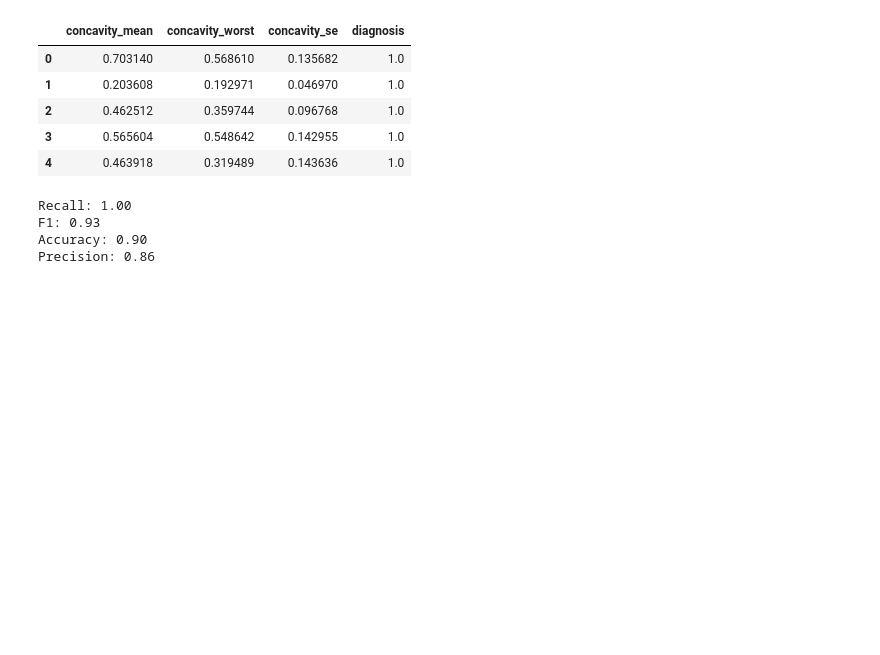
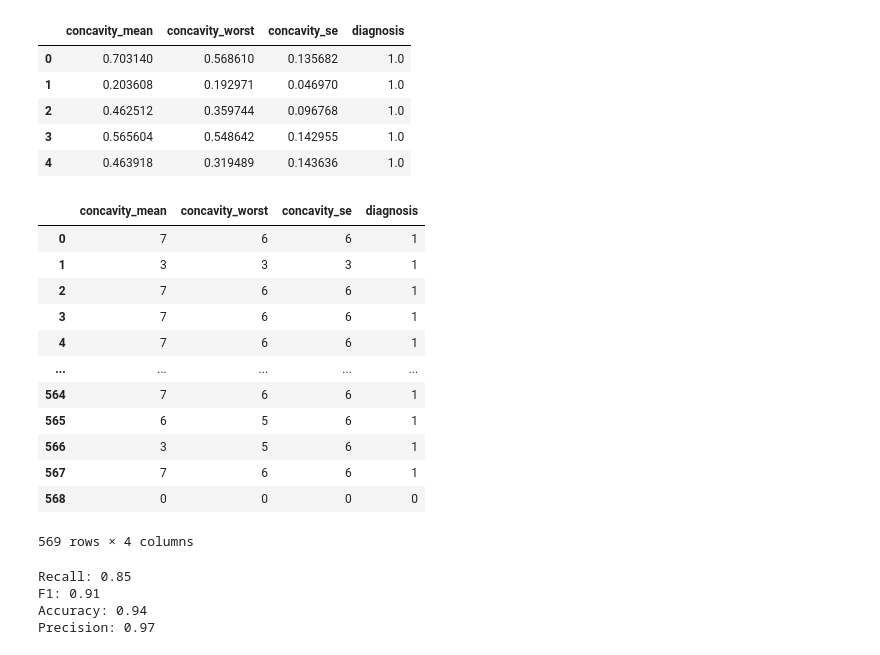
Before and after one commit to RYees/causal-inference, a Jupyter notebook: Notebooks/data_expore.ipynb, the cells around one changed output. Drawn from its saved outputs; the diff is of its cells as text; code cells hidden in the pictures; blank space fills up the shorter version.

```diff
--- a/Notebooks/data_expore.ipynb
+++ b/Notebooks/data_expore.ipynb
@@ -675,25 +720,21 @@ x_3.head()
 | 2 | 0.462512 | 0.359744 | 0.096768 | 1.0 |
 | 3 | 0.565604 | 0.548642 | 0.142955 | 1.0 |
 | 4 | 0.463918 | 0.319489 | 0.143636 | 1.0 |
-# %%
-from causalnex.discretiser.discretiser_strategy import (
-    DecisionTreeSupervisedDiscretiserMethod)
-features = ['area_mean', 'concavity_mean', 'area_se', 'concavity_worst',
-            'symmetry_worst', 'texture_mean', 'concavity_se', 'diagnosis']
-
-def discretised(featues,data):
-    tree_discretiser = DecisionTreeSupervisedDiscretiserMethod(
-        mode='single',
-        tree_params={'max_depth': 3, 'random_state': 27},
-    )
-    tree_discretiser.fit(
-        feat_names=features,
-        dataframe=data,
-        target_continuous=True,
-        target='diagnosis',
-    )
-    discretised_data = x_selected.copy()
-    for col in features:
-        discretised_data[col] = tree_discretiser.transform(x_selected[[col]])
-    return discretised_data
-discretised_data = discretised(features,x_selected)
+# %%
+feat = ['concavity_mean','concavity_worst','concavity_se','diagnosis']
+discretised_graph = discretised(feat, x_3)
+discretised_graph
+# %% [output]
+|  | concavity_mean | concavity_worst | concavity_se | diagnosis |
+| 0 | 7 | 6 | 6 | 1 |
+| 1 | 3 | 3 | 3 | 1 |
+| 2 | 7 | 6 | 6 | 1 |
+| 3 | 7 | 6 | 6 | 1 |
+| 4 | 7 | 6 | 6 | 1 |
+| ... | ... | ... | ... | ... |
+| 564 | 7 | 6 | 6 | 1 |
+| 565 | 6 | 5 | 6 | 1 |
+| 566 | 3 | 5 | 6 | 1 |
+| 567 | 7 | 6 | 6 | 1 |
+| 568 | 0 | 0 | 0 | 0 |
+569 rows × 4 columns
@@ -700,21 +744,21 @@ discretised_data = discretised(features,x_selected)
 # %%
-from sklearn.metrics import recall_score, precision_score
-train, test = train_test_split(
-    discretised_data, train_size=0.8, test_size=0.2, random_state=27)
-bn = BayesianNetwork(sm)
-bn = bn.fit_node_states(discretised_data)
-bn = bn.fit_cpds(train, method="BayesianEstimator", bayes_prior="K2")
 
-pred = bn.predict(test, 'diagnosis')
-true = np.where(test['diagnosis'] == 0, 1, 0)
-pred = np.where(pred == 0, 1, 0)
+from sklearn.linear_model import LogisticRegression
+
+train, test = train_test_split(x_selected, train_size=0.8, test_size=0.2, random_state=7)
+
+clf = LogisticRegression()
+clf.fit(train.drop(columns=['diagnosis']), train['diagnosis'])
+
+pred = clf.predict(test.drop(columns=['diagnosis']))
+true = test['diagnosis']
 
 print('Recall: {:.2f}'.format(recall_score(y_true=true, y_pred=pred)))
 print('F1: {:.2f} '.format(f1_score(y_true=true, y_pred=pred)))
 print('Accuracy: {:.2f} '.format(accuracy_score(y_true=true, y_pred=pred)))
 print('Precision: {:.2f} '.format(precision_score(y_true=true, y_pred=pred)))
 # %% [output]
-Recall: 1.00
-F1: 0.93
-Accuracy: 0.90
-Precision: 0.86
+Recall: 0.85
+F1: 0.91
+Accuracy: 0.94
+Precision: 0.97
```
Also changed, not shown: parts of 15 cells of this notebook.
